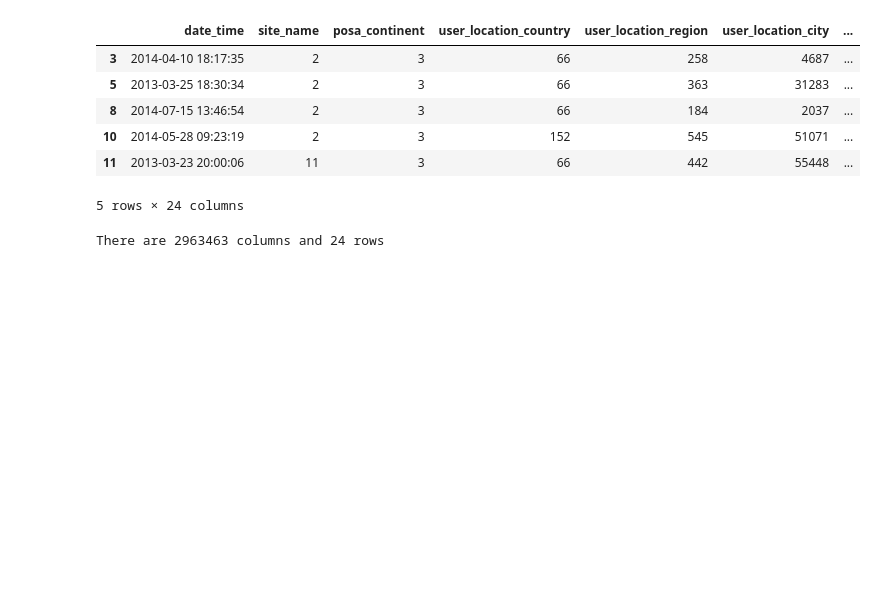
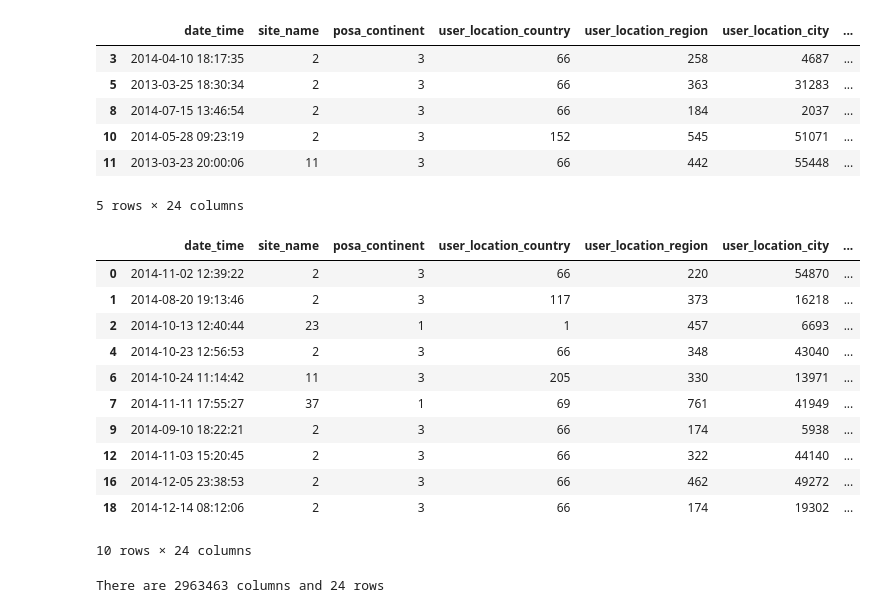
Before and after one commit to laisamorimm/Expedia_Hotel_Recommendation, a Jupyter notebook: Notebooks/Capstone.ipynb, the cells around one changed output. Saved outputs shown, nothing was run; the diff lists cells and outputs as text; code cells hidden in the pictures; blank space fills up the shorter version.

```diff
--- a/Notebooks/Capstone.ipynb
+++ b/Notebooks/Capstone.ipynb
@@ -187,6 +216,21 @@ hotel_df.head()
 | 10 | 2014-05-28 09:23:19 | 2 | 3 | 152 | 545 | 51071 | ... |
 | 11 | 2013-03-23 20:00:06 | 11 | 3 | 66 | 442 | 55448 | ... |
 5 rows × 24 columns
+# %%
+test_df.head(10)
+# %% [output]
+|  | date_time | site_name | posa_continent | user_location_country | user_location_region | user_location_city | ... |
+| 0 | 2014-11-02 12:39:22 | 2 | 3 | 66 | 220 | 54870 | ... |
+| 1 | 2014-08-20 19:13:46 | 2 | 3 | 117 | 373 | 16218 | ... |
+| 2 | 2014-10-13 12:40:44 | 23 | 1 | 1 | 457 | 6693 | ... |
+| 4 | 2014-10-23 12:56:53 | 2 | 3 | 66 | 348 | 43040 | ... |
+| 6 | 2014-10-24 11:14:42 | 11 | 3 | 205 | 330 | 13971 | ... |
+| 7 | 2014-11-11 17:55:27 | 37 | 1 | 69 | 761 | 41949 | ... |
+| 9 | 2014-09-10 18:22:21 | 2 | 3 | 66 | 174 | 5938 | ... |
+| 12 | 2014-11-03 15:20:45 | 2 | 3 | 66 | 322 | 44140 | ... |
+| 16 | 2014-12-05 23:38:53 | 2 | 3 | 66 | 462 | 49272 | ... |
+| 18 | 2014-12-14 08:12:06 | 2 | 3 | 66 | 174 | 19302 | ... |
+10 rows × 24 columns
 # %%
 print(f'There are {hotel_df.shape[0]} columns and {hotel_df.shape[1]} rows')
 # %% [output]
```
Also changed, not shown: parts of 32 cells of this notebook.
